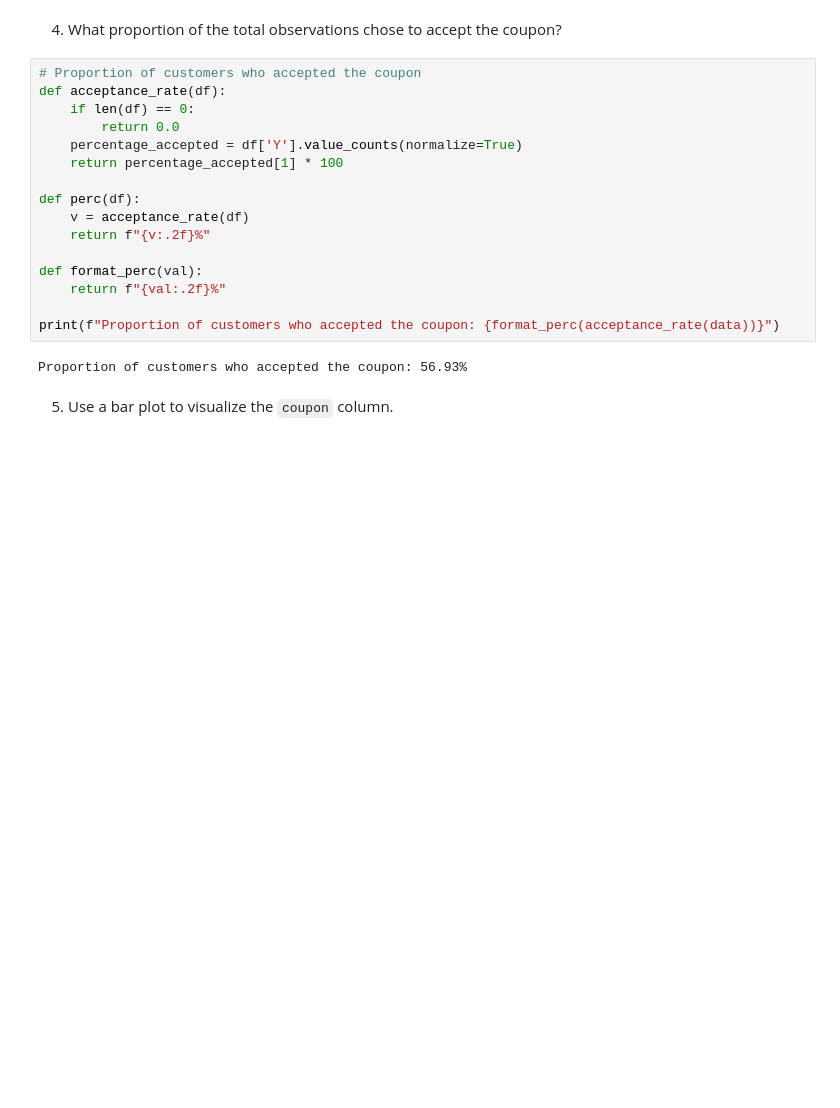
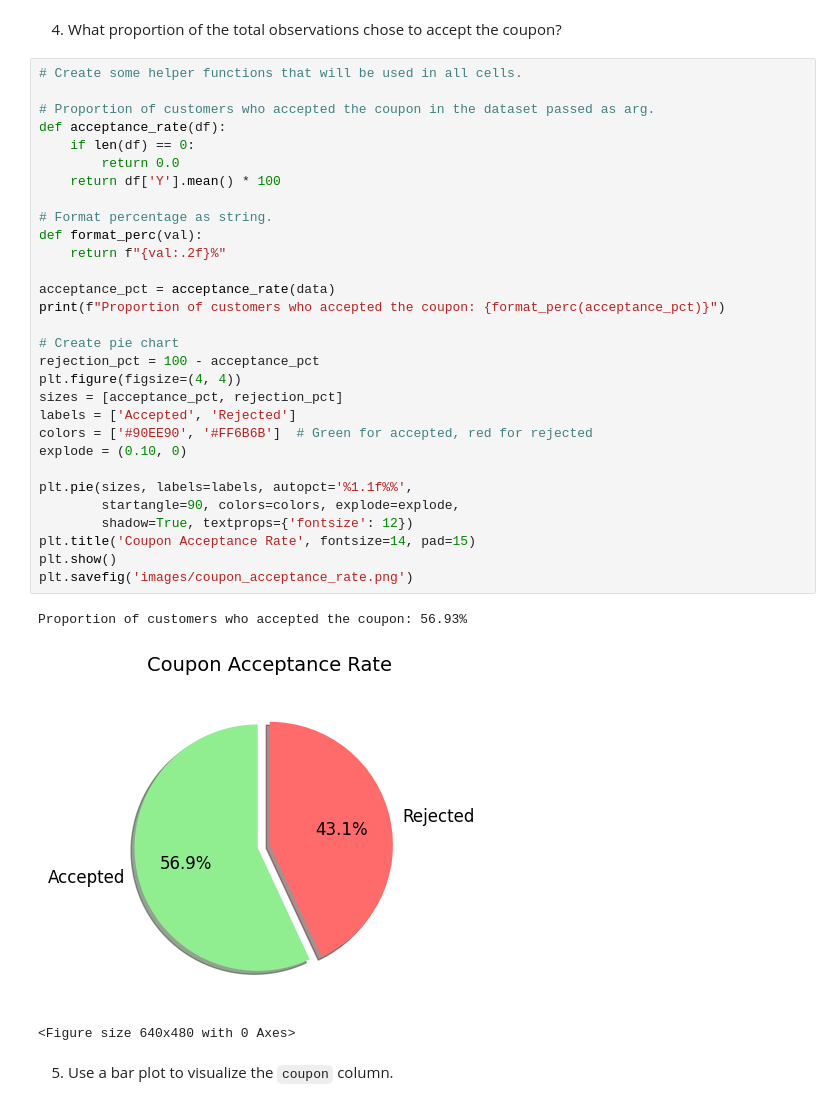
Before and after one commit to gowd-haraginadoni/ML-Will-Customer-Accept-Coupon, a Jupyter notebook: prompt.ipynb, the cells around one changed output. Cells and saved outputs as stored; diff of their text form; blank space fills up the shorter version.

```diff
--- a/prompt.ipynb
+++ b/prompt.ipynb
@@ -130,23 +152,39 @@ Removed 605 rows. Now we have 12079 rows.
 # %% [markdown]
 4. What proportion of the total observations chose to accept the coupon?
-# %%
-# Proportion of customers who accepted the coupon
-def acceptance_rate(df):
-    if len(df) == 0:
-        return 0.0
-    percentage_accepted = df['Y'].value_counts(normalize=True)
-    return percentage_accepted[1] * 100
-
-def perc(df):
-    v = acceptance_rate(df)
-    return f"{v:.2f}%"
-
-def format_perc(val):
-    return f"{val:.2f}%"
-
-print(f"Proportion of customers who accepted the coupon: {format_perc(acceptance_rate(data))}")
-# %% [output]
-Proportion of customers who accepted the coupon: 56.93%
+# %%
+# Create some helper functions that will be used in all cells.
+
+# Proportion of customers who accepted the coupon in the dataset passed as arg.
+def acceptance_rate(df):
+    if len(df) == 0:
+        return 0.0
+    return df['Y'].mean() * 100
+
+# Format percentage as string.
+def format_perc(val):
+    return f"{val:.2f}%"
+
+acceptance_pct = acceptance_rate(data)
+print(f"Proportion of customers who accepted the coupon: {format_perc(acceptance_pct)}")
+
+# Create pie chart
+rejection_pct = 100 - acceptance_pct
+plt.figure(figsize=(4, 4))
+sizes = [acceptance_pct, rejection_pct]
+labels = ['Accepted', 'Rejected']
+colors = ['#90EE90', '#FF6B6B']  # Green for accepted, red for rejected
+explode = (0.10, 0)
+
+plt.pie(sizes, labels=labels, autopct='%1.1f%%',
+        startangle=90, colors=colors, explode=explode,
+        shadow=True, textprops={'fontsize': 12})
+plt.title('Coupon Acceptance Rate', fontsize=14, pad=15)
+plt.show()
+plt.savefig('images/coupon_acceptance_rate.png')
+# %% [output]
+Proportion of customers who accepted the coupon: 56.93%
+[figure, added]
+<Figure size 640x480 with 0 Axes>
 # %% [markdown]
 5. Use a bar plot to visualize the `coupon` column.
 # %%
```
Also changed, not shown: parts of 25 cells of this notebook, 1 other file.
